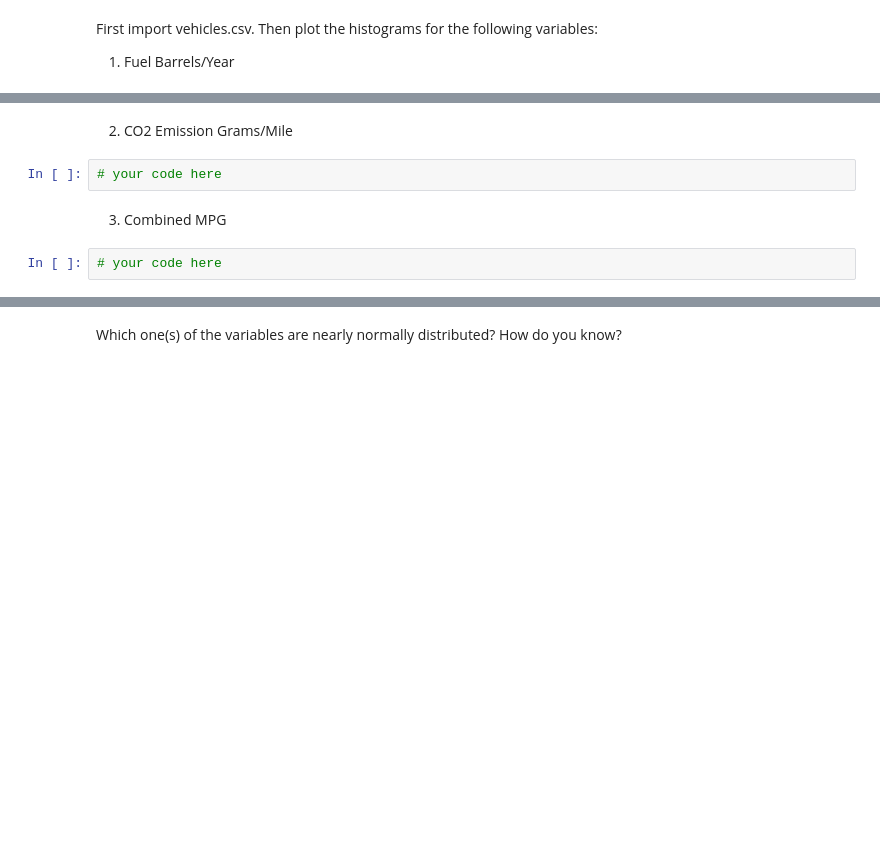
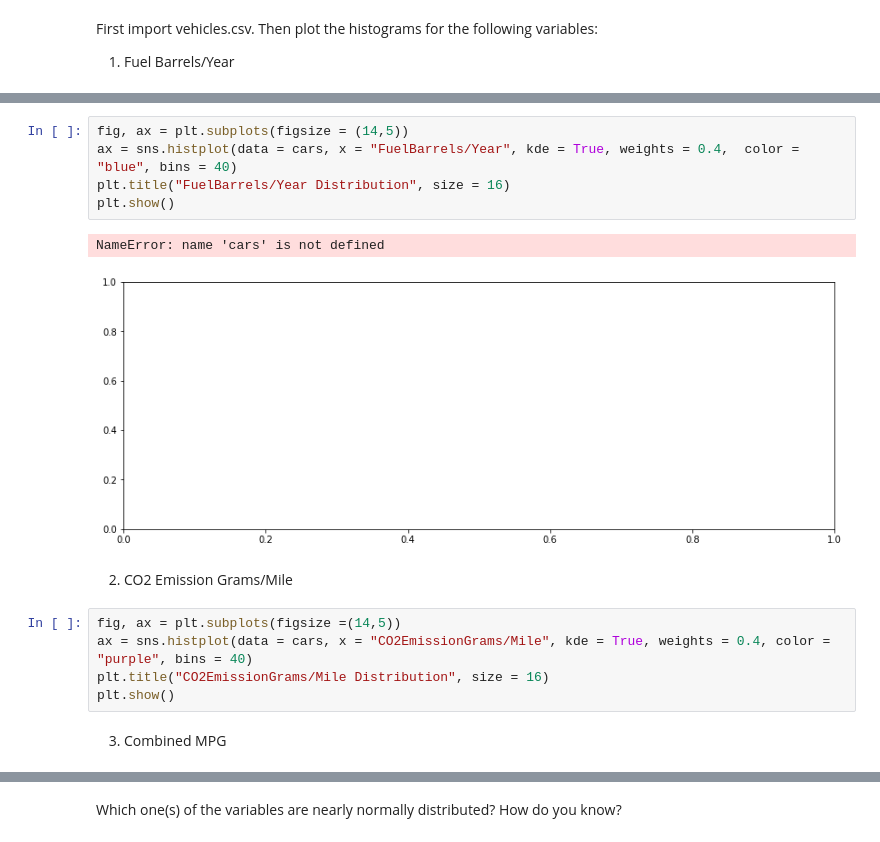
Before and after one commit to Ironhack-Data-Madrid-Enero-2021/lab-continuous-probability-distribution, a Jupyter notebook: your-code/main.ipynb, the cells around one changed output, grey strips where cells are left out. Cells and saved outputs as stored; diff of their text form; blank space fills up the shorter version.

```diff
--- a/your-code/main.ipynb
+++ b/your-code/main.ipynb
@@ -82,8 +134,17 @@ Then plot the histograms for the following variables:
+# %%
+fig, ax = plt.subplots(figsize = (14,5))
+ax = sns.histplot(data = cars, x = "FuelBarrels/Year", kde = True, weights = 0.4,  color = "blue", bins = 40)
+plt.title("FuelBarrels/Year Distribution", size = 16)
+plt.show()
+# %% [output]
+NameError: name 'cars' is not defined
+[figure, added]
 # %% [markdown]
 2. CO2 Emission Grams/Mile
-# %%
-# your code here
+# %%
+fig, ax = plt.subplots(figsize =(14,5))
+ax = sns.histplot(data = cars, x = "CO2EmissionGrams/Mile", kde = True, weights = 0.4, color = "purple", bins = 40)
+plt.title("CO2EmissionGrams/Mile Distribution", size = 16)
+plt.show()
 # %% [markdown]
 3. Combined MPG
-# %%
-# your code here
```
Also changed, not shown: parts of 14 cells of this notebook.
